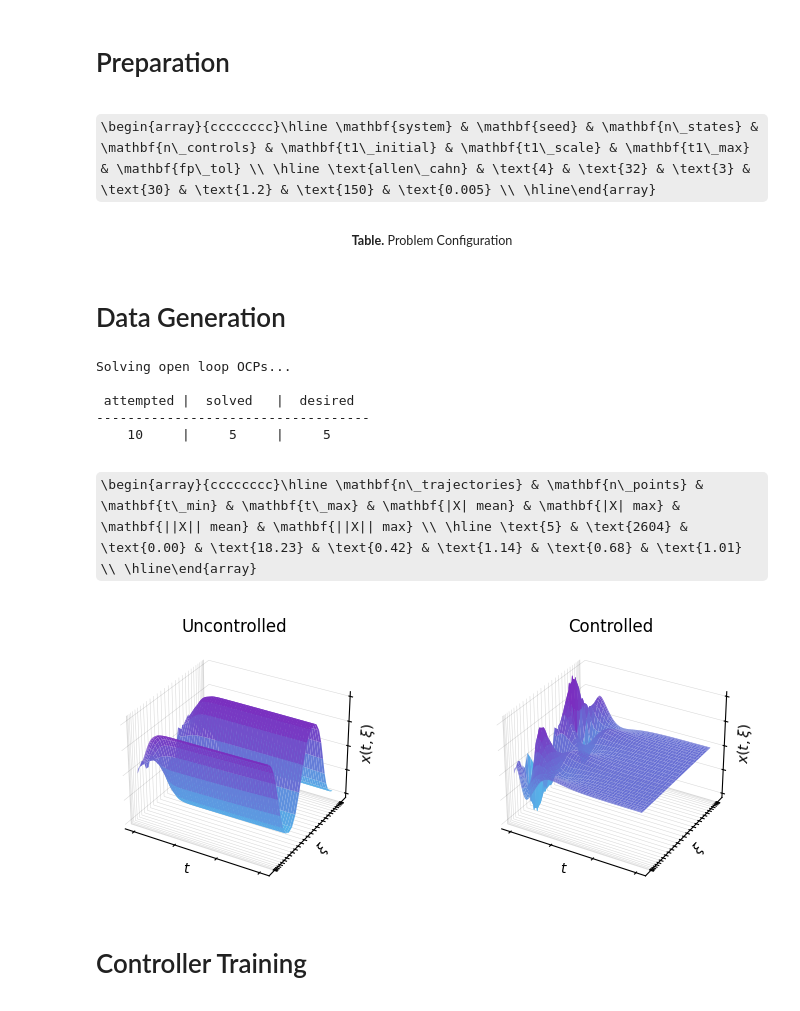
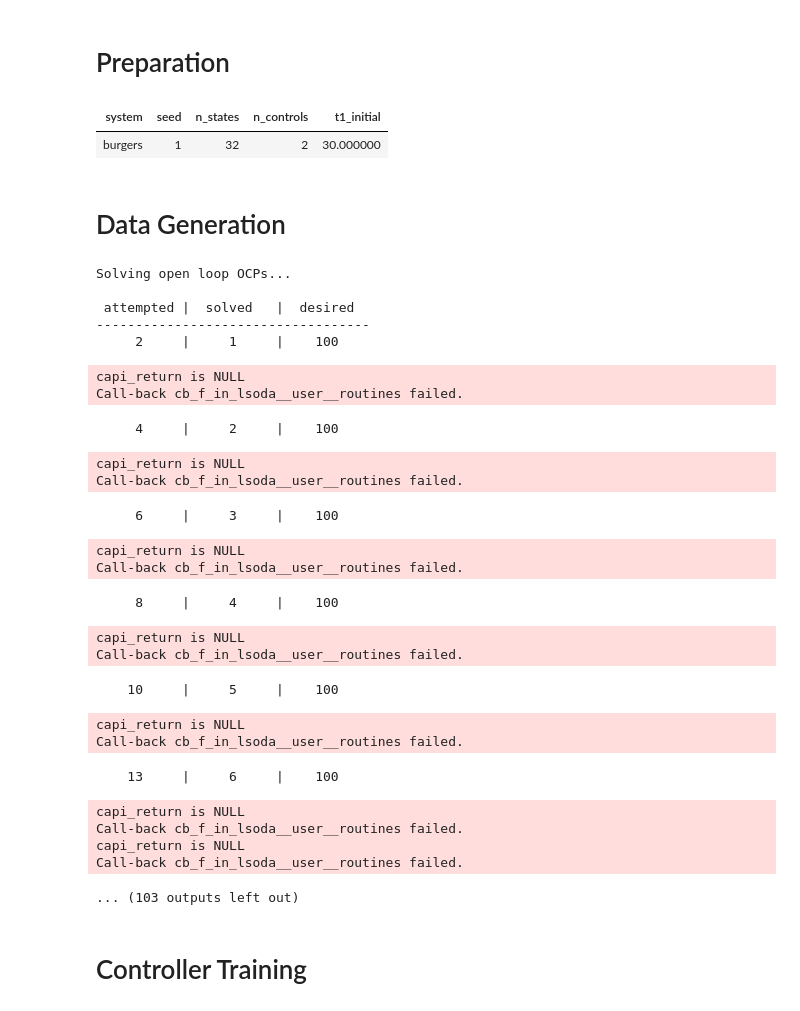
Before and after one commit to flosoellner/AdHoc, a Jupyter notebook: experiment.ipynb, the cells around one changed output. Cells and saved outputs as stored; diff of their text form; code cells hidden in the pictures; some formulas as TeX source.

```diff
--- a/experiment.ipynb
+++ b/experiment.ipynb
@@ -3,26 +3,33 @@
 # %%
 import plotting as P
 from config import create_config
 import tables
 from IPython.display import display
 
 config = create_config()
 cache_dir = f"./cache_seed{config.seed}"
-tables.save_config_table_tex(config=config, savepath="thesis/tables/config.tex")
-tables.show_katex_array(tables.make_config_spec(config), caption="Problem Configuration")
+tables.save_config_table(config)
+tables.show_spec(config, keys=["system", "seed", "n_states", "n_controls", "t1_initial"])
 # %% [output]
-\begin{array}{cccccccc}\hline \mathbf{system} & \mathbf{seed} & \mathbf{n\_states} & \mathbf{n\_controls} & \mathbf{t1\_initial} & \mathbf{t1\_scale} & \mathbf{t1\_max} & \mathbf{fp\_tol} \\ \hline \text{allen\_cahn} & \text{4} & \text{32} & \text{3} & \text{30} & \text{1.2} & \text{150} & \text{0.005} \\ \hline\end{array}
-<div style='text-align:center; font-size:0.9em;'><b>Table.</b> Problem Configuration</div>
+| system | seed | n_states | n_controls | t1_initial |
+| burgers | 1 | 32 | 2 | 30.000000 |
 # %% [markdown]
 # Data Generation
 # %%
 import matplotlib.pyplot as plt
 from data import load_or_generate
 
-data, meta = load_or_generate(config, n_trajectories=5, controller=config.ocp.LQR, force_regen=False)
+# Load data - now returns train, val, meta
+data_train, data_val, meta = load_or_generate(config, n_trajectories=100, controller=config.ocp.LQR)
+data = data_train  # Keep using 'data' for backward compatibility
 
-tables.save_data_summary_table_tex(config=config, data=data, savepath="thesis/tables/data_summary.tex");
-tables.show_katex_array(tables.make_data_summary_spec(config, data))
+# 2. Save AND get the summary dataframe
+summary_df = tables.save_data_summary_table(config, data)
+
+# 3. Display it nicely in the notebook
+
+display(summary_df.style.hide(axis="index"))
+
 
 fig = P.plot_3d(config=config, controller=config.ocp.LQR, savepath="figures/test.pdf")
 plt.show()
@@ -31,9 +38,27 @@ Solving open loop OCPs...
 
  attempted |  solved   |  desired
 -----------------------------------
-    10     |     5     |     5
+     2     |     1     |    100
-\begin{array}{cccccccc}\hline \mathbf{n\_trajectories} & \mathbf{n\_points} & \mathbf{t\_min} & \mathbf{t\_max} & \mathbf{|X| mean} & \mathbf{|X| max} & \mathbf{||X|| mean} & \mathbf{||X|| max} \\ \hline \text{5} & \text{2604} & \text{0.00} & \text{18.23} & \text{0.42} & \text{1.14} & \text{0.68} & \text{1.01} \\ \hline\end{array}
-[figure, removed]
+capi_return is NULL
+Call-back cb_f_in_lsoda__user__routines failed.
+     4     |     2     |    100
+capi_return is NULL
+Call-back cb_f_in_lsoda__user__routines failed.
+     6     |     3     |    100
+capi_return is NULL
+Call-back cb_f_in_lsoda__user__routines failed.
+     8     |     4     |    100
+capi_return is NULL
+Call-back cb_f_in_lsoda__user__routines failed.
+    10     |     5     |    100
+capi_return is NULL
+Call-back cb_f_in_lsoda__user__routines failed.
+    13     |     6     |    100
+capi_return is NULL
+Call-back cb_f_in_lsoda__user__routines failed.
+capi_return is NULL
+Call-back cb_f_in_lsoda__user__routines failed.
+... (103 outputs left out)
 # %% [markdown]
 # Controller Training
 # %%
```
Also changed, not shown: parts of 10 cells of this notebook, 14 other files.
